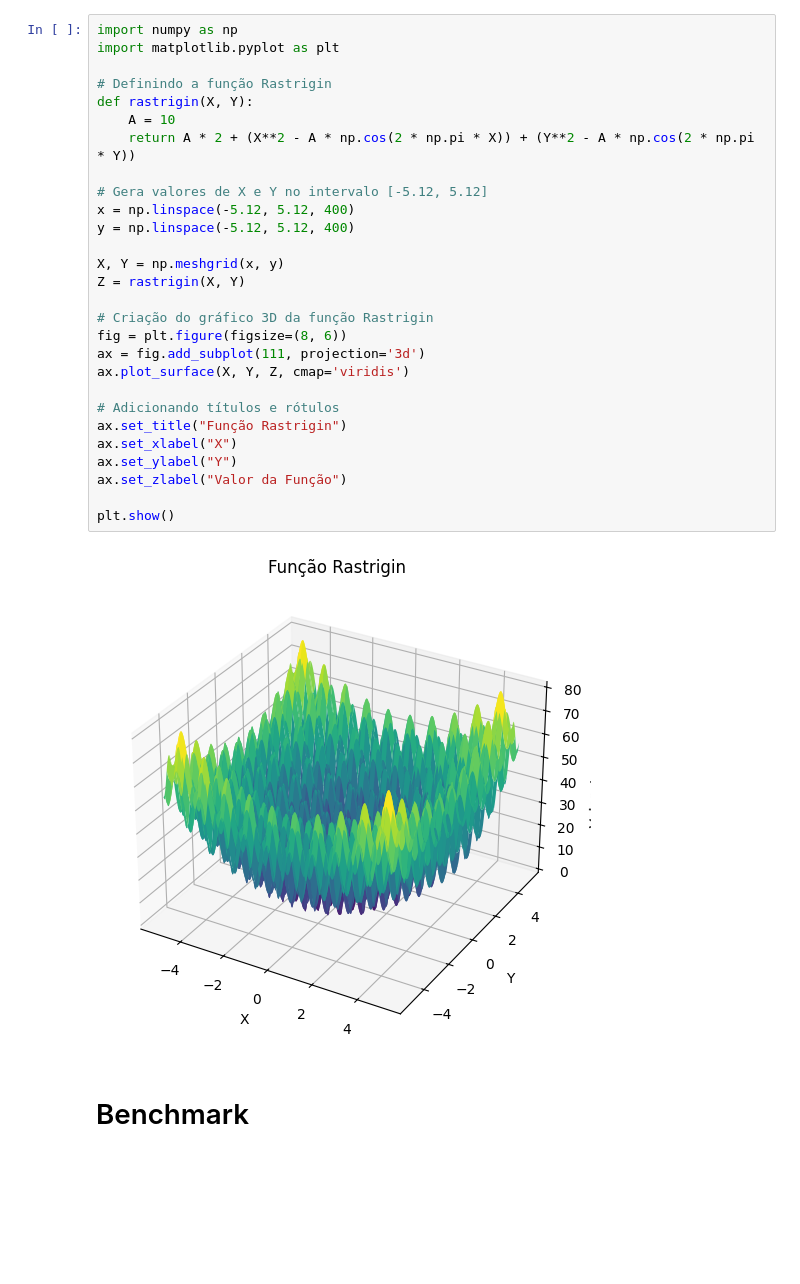
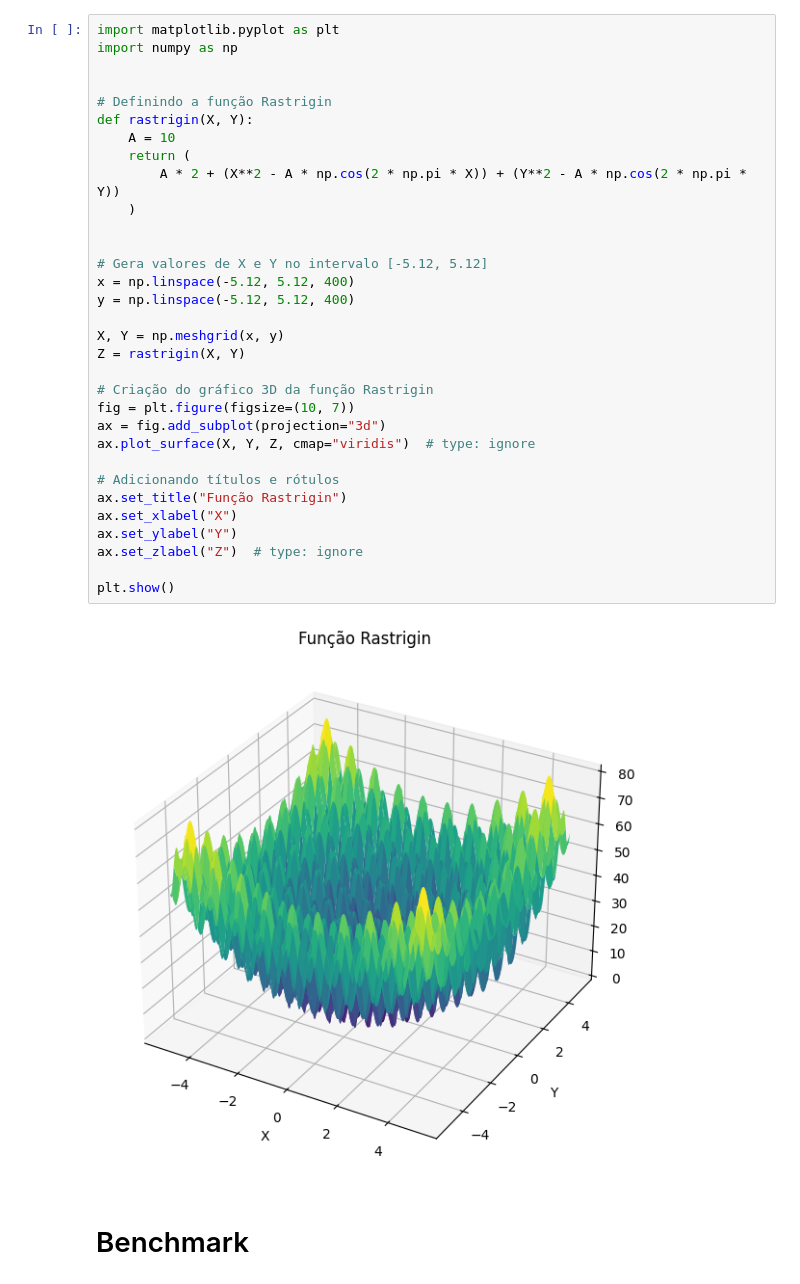
Before and after one commit to silash35/worklab, a Jupyter notebook: UFBA/ENGG11/src/benchmark.ipynb, the cells around one changed output. Saved outputs shown, nothing was run; the diff lists cells and outputs as text; blank space fills up the shorter version.

```diff
--- a/UFBA/ENGG11/src/benchmark.ipynb
+++ b/UFBA/ENGG11/src/benchmark.ipynb
@@ -3,33 +3,37 @@
 # %%
+import matplotlib.pyplot as plt
 import numpy as np
-import matplotlib.pyplot as plt
+
 
 # Definindo a função Rastrigin
 def rastrigin(X, Y):
     A = 10
-    return A * 2 + (X**2 - A * np.cos(2 * np.pi * X)) + (Y**2 - A * np.cos(2 * np.pi * Y))
+    return (
+        A * 2 + (X**2 - A * np.cos(2 * np.pi * X)) + (Y**2 - A * np.cos(2 * np.pi * Y))
+    )
+
 
 # Gera valores de X e Y no intervalo [-5.12, 5.12]
 x = np.linspace(-5.12, 5.12, 400)
 y = np.linspace(-5.12, 5.12, 400)
 
 X, Y = np.meshgrid(x, y)
 Z = rastrigin(X, Y)
 
 # Criação do gráfico 3D da função Rastrigin
-fig = plt.figure(figsize=(8, 6))
-ax = fig.add_subplot(111, projection='3d')
-ax.plot_surface(X, Y, Z, cmap='viridis')
+fig = plt.figure(figsize=(10, 7))
+ax = fig.add_subplot(projection="3d")
+ax.plot_surface(X, Y, Z, cmap="viridis")  # type: ignore
 
 # Adicionando títulos e rótulos
 ax.set_title("Função Rastrigin")
 ax.set_xlabel("X")
 ax.set_ylabel("Y")
-ax.set_zlabel("Valor da Função")
+ax.set_zlabel("Z")  # type: ignore
 
 plt.show()
 # %% [output]
-[figure, old version]
+[figure, new version]
 # %% [markdown]
 # Benchmark
 # %%
```
Also changed, not shown: parts of 2 cells of this notebook, 2 other files.
